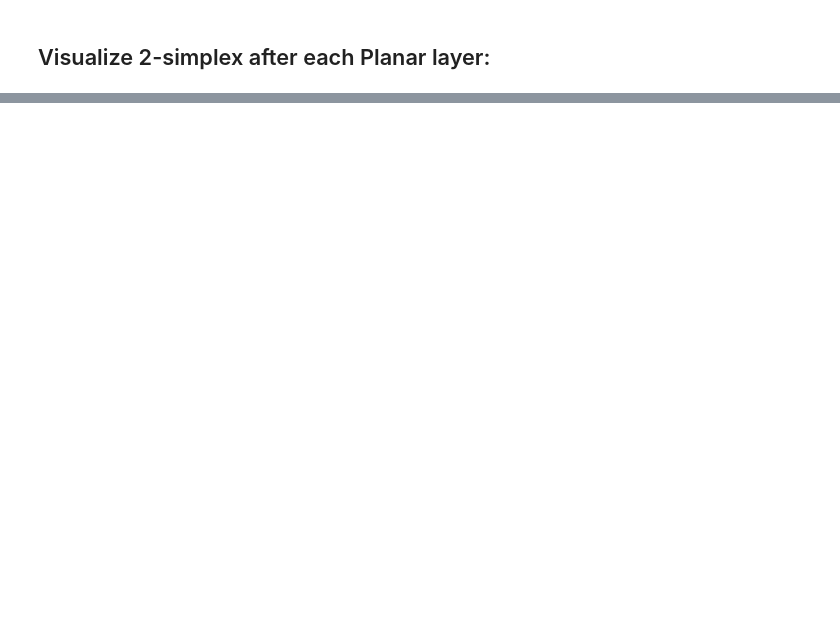
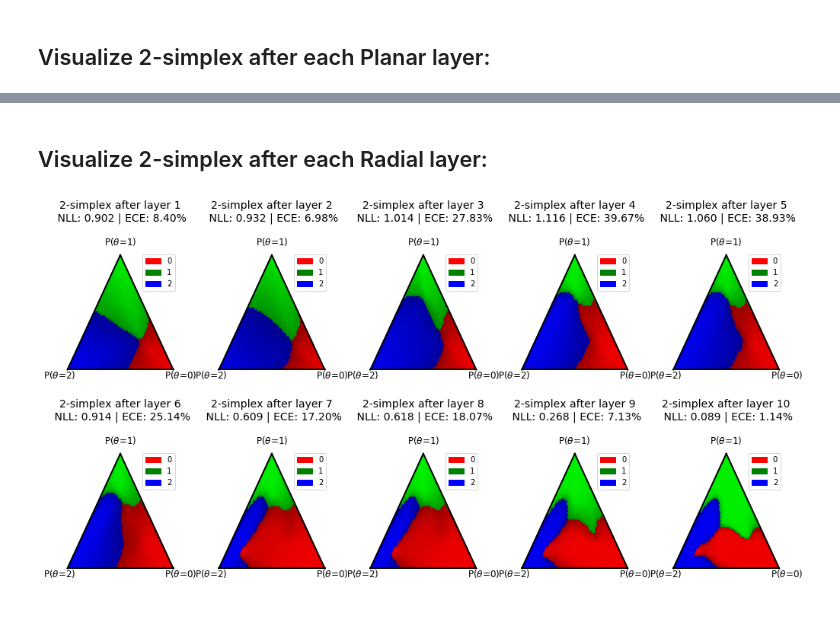
Before and after one commit to SergioAlvarezB/calibration-normalizing-flows, a Jupyter notebook: notebooks/simulated-predictions-flows.ipynb, the cells around one changed output, grey strips where cells are left out. Saved outputs shown, nothing was run; the diff lists cells and outputs as text; code cells hidden in the pictures; blank space fills up the shorter version.

```diff
--- a/notebooks/simulated-predictions-flows.ipynb
+++ b/notebooks/simulated-predictions-flows.ipynb
@@ -205,0 +225,22 @@ plt.show()
+# %% [markdown]
+## Visualize 2-simplex after each Radial layer:
+# %%
+models = []
+for layer in rdl_cal.flow.forward_model.layers[1:]:
+    models.append(Model(
+        inputs=rdl_cal.flow.forward_model.input,
+        outputs=Activation('softmax')(layer.output)
+    ))
+
+fig, ax_arr = plt.subplots(2, 5, figsize=(17, 8), gridspec_kw={'hspace': 0.5, 'wspace': 0.3})
+
+for i, model in enumerate(models):
+    nll = neg_log_likelihood(model.predict(snt_logits), target)
+    ECE = expected_calibration_error(model.predict(snt_logits), target)
+    ax_arr[i//5][i%5] = plot_cal_regions_ternary(model.predict, ax=ax_arr[i//5][i%5], scale=60,
+                                                 title='2-simplex after layer {}\n NLL: {:.3f} | ECE: {:.2%}'.format(i+1, nll, ECE),
+                                                 fontsize=12);
+
+plt.show()
+# %% [output]
+[figure, added]
```
Also changed, not shown: parts of 7 cells of this notebook, 4 other files.
